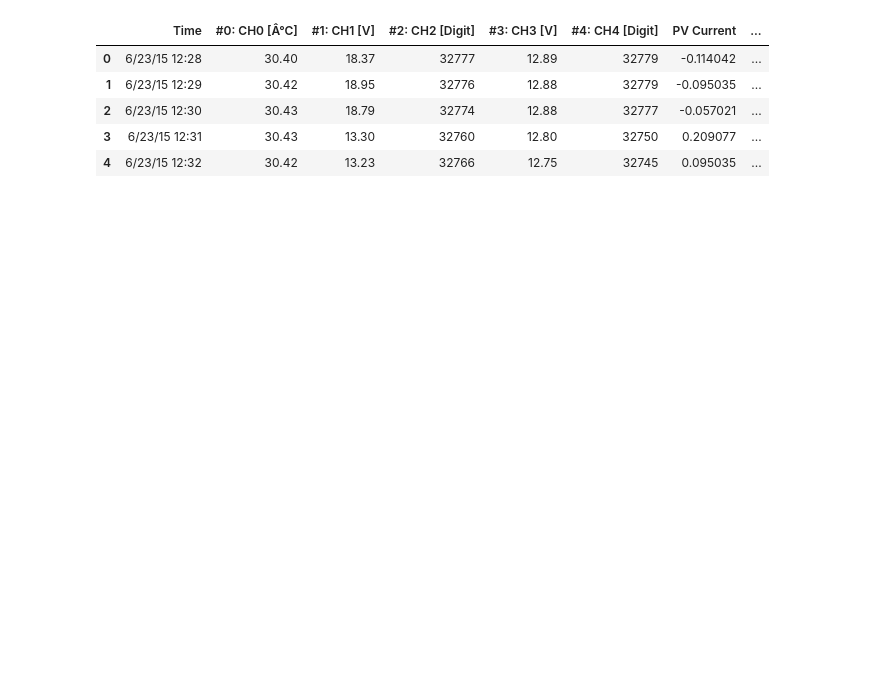
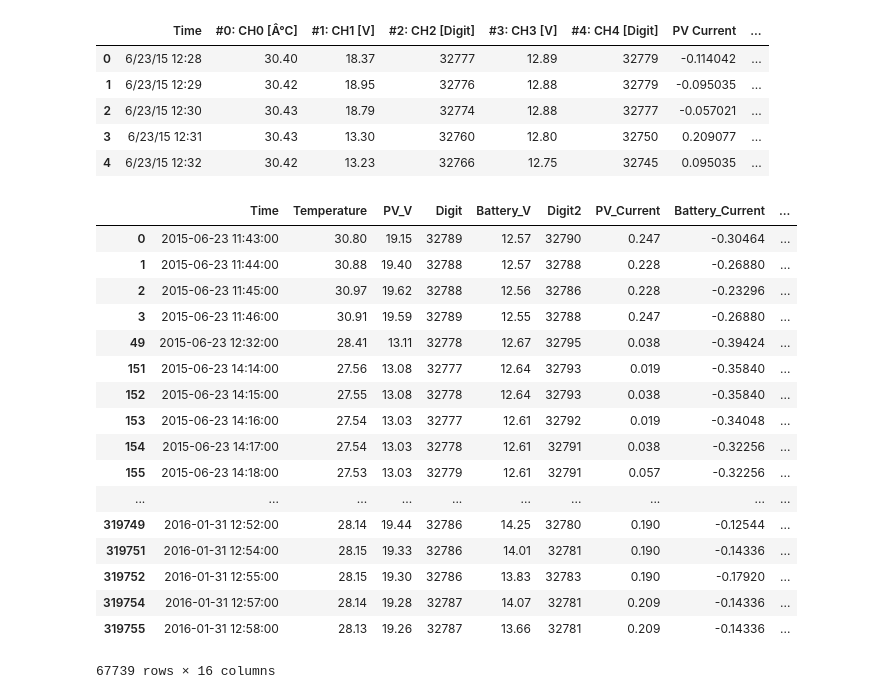
Before and after one commit to natwille1/Solar_Energy_Prediction, a Jupyter notebook: india_dataset_processing.ipynb, the cells around one changed output. Cells and saved outputs as stored; diff of their text form; code cells hidden in the pictures; blank space fills up the shorter version.

```diff
--- a/india_dataset_processing.ipynb
+++ b/india_dataset_processing.ipynb
@@ -105,3 +141,24 @@ house_time.drop('Time', inplace=True, axis=1)
+# %%
+house.loc[house['Solar_Irradiance'] > 0.05]
+# %% [output]
+|  | Time | Temperature | PV_V | Digit | Battery_V | Digit2 | PV_Current | Battery_Current | ... |
+| 0 | 2015-06-23 11:43:00 | 30.80 | 19.15 | 32789 | 12.57 | 32790 | 0.247 | -0.30464 | ... |
+| 1 | 2015-06-23 11:44:00 | 30.88 | 19.40 | 32788 | 12.57 | 32788 | 0.228 | -0.26880 | ... |
+| 2 | 2015-06-23 11:45:00 | 30.97 | 19.62 | 32788 | 12.56 | 32786 | 0.228 | -0.23296 | ... |
+| 3 | 2015-06-23 11:46:00 | 30.91 | 19.59 | 32789 | 12.55 | 32788 | 0.247 | -0.26880 | ... |
+| 49 | 2015-06-23 12:32:00 | 28.41 | 13.11 | 32778 | 12.67 | 32795 | 0.038 | -0.39424 | ... |
+| 151 | 2015-06-23 14:14:00 | 27.56 | 13.08 | 32777 | 12.64 | 32793 | 0.019 | -0.35840 | ... |
+| 152 | 2015-06-23 14:15:00 | 27.55 | 13.08 | 32778 | 12.64 | 32793 | 0.038 | -0.35840 | ... |
+| 153 | 2015-06-23 14:16:00 | 27.54 | 13.03 | 32777 | 12.61 | 32792 | 0.019 | -0.34048 | ... |
+| 154 | 2015-06-23 14:17:00 | 27.54 | 13.03 | 32778 | 12.61 | 32791 | 0.038 | -0.32256 | ... |
+| 155 | 2015-06-23 14:18:00 | 27.53 | 13.03 | 32779 | 12.61 | 32791 | 0.057 | -0.32256 | ... |
+| ... | ... | ... | ... | ... | ... | ... | ... | ... | ... |
+| 319749 | 2016-01-31 12:52:00 | 28.14 | 19.44 | 32786 | 14.25 | 32780 | 0.190 | -0.12544 | ... |
+| 319751 | 2016-01-31 12:54:00 | 28.15 | 19.33 | 32786 | 14.01 | 32781 | 0.190 | -0.14336 | ... |
+| 319752 | 2016-01-31 12:55:00 | 28.15 | 19.30 | 32786 | 13.83 | 32783 | 0.190 | -0.17920 | ... |
+| 319754 | 2016-01-31 12:57:00 | 28.14 | 19.28 | 32787 | 14.07 | 32781 | 0.209 | -0.14336 | ... |
+| 319755 | 2016-01-31 12:58:00 | 28.13 | 19.26 | 32787 | 13.66 | 32781 | 0.209 | -0.14336 | ... |
+67739 rows × 16 columns
 # %%
 plt.figure(figsize=(16,8))
 # ax1 = plt.subplot(121)
```
Also changed, not shown: parts of 5 cells of this notebook, 1 other file.
